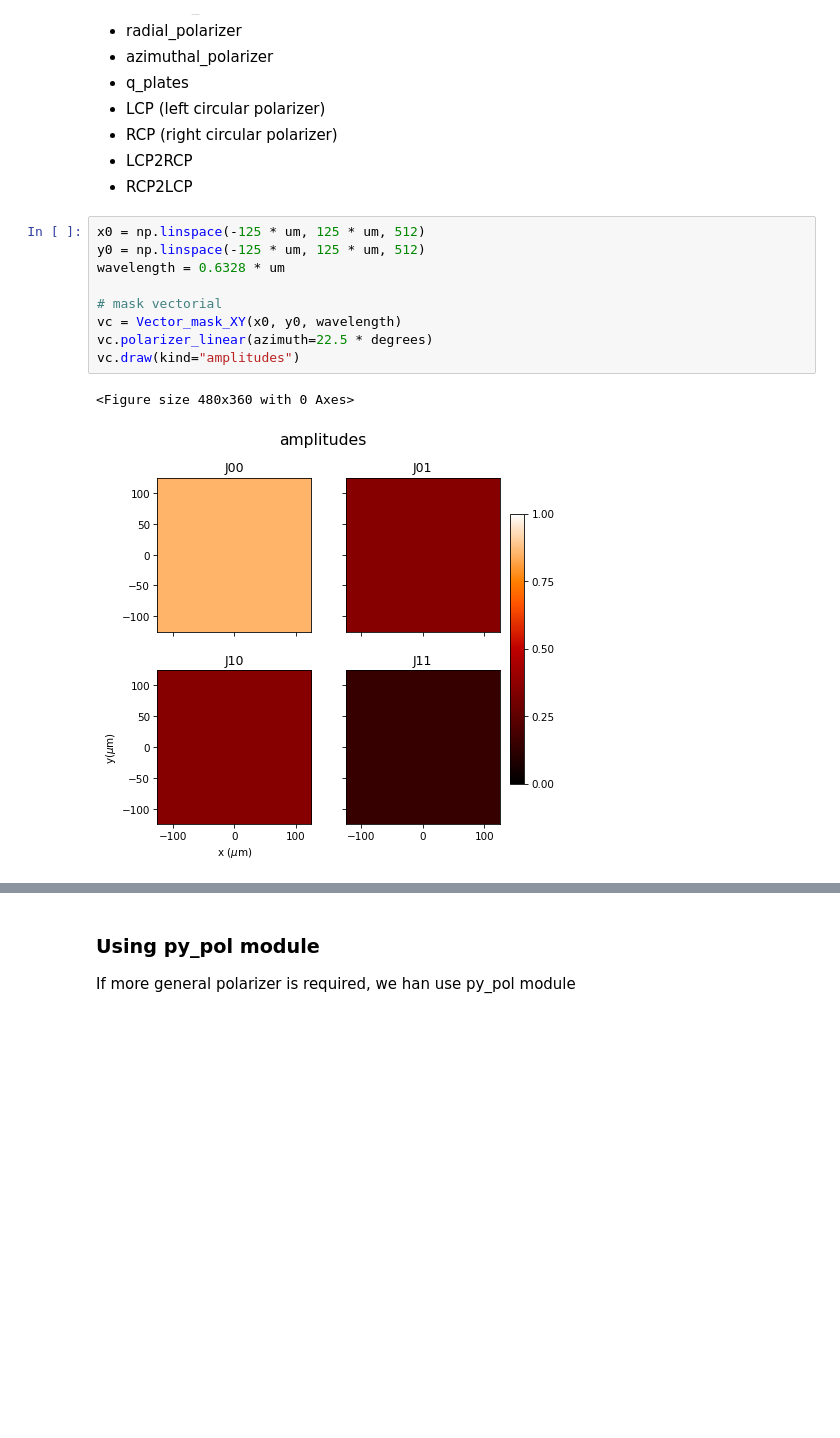
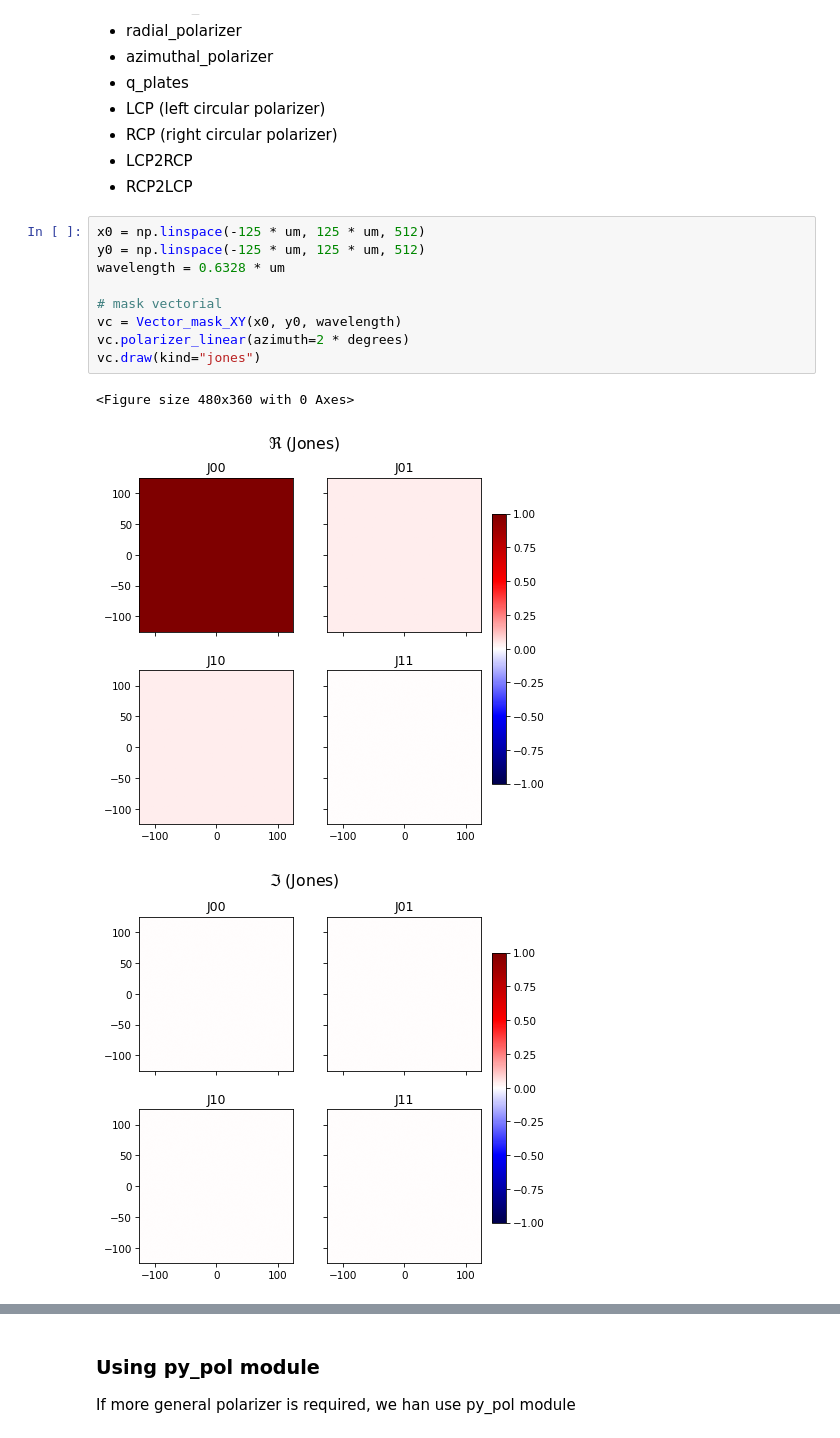
Before and after one commit to optbrea/diffractio, a Jupyter notebook: docs/source/tutorial_vector/vector_XY/tutorial_vector_masks_XY.ipynb, the cells around one changed output, grey strips where cells are left out. Drawn from its saved outputs; the diff is of its cells as text; blank space fills up the shorter version.

```diff
--- a/docs/source/tutorial_vector/vector_XY/tutorial_vector_masks_XY.ipynb
+++ b/docs/source/tutorial_vector/vector_XY/tutorial_vector_masks_XY.ipynb
@@ -32,15 +33,16 @@ There are several standard polarizers:
 # %%
 x0 = np.linspace(-125 * um, 125 * um, 512)
 y0 = np.linspace(-125 * um, 125 * um, 512)
 wavelength = 0.6328 * um
 
 # mask vectorial
 vc = Vector_mask_XY(x0, y0, wavelength)
-vc.polarizer_linear(azimuth=22.5 * degrees)
-vc.draw(kind="amplitudes")
+vc.polarizer_linear(azimuth=2 * degrees)
+vc.draw(kind="jones")
 # %% [output]
 <Figure size 480x360 with 0 Axes>
-[figure, old version]
+[figure, new version]
+[figure, added]
 # %%
 x0 = np.linspace(-125 * um, 125 * um, 512)
 y0 = np.linspace(-125 * um, 125 * um, 512)
```
Also changed, not shown: parts of 14 cells of this notebook, 1 other file.
